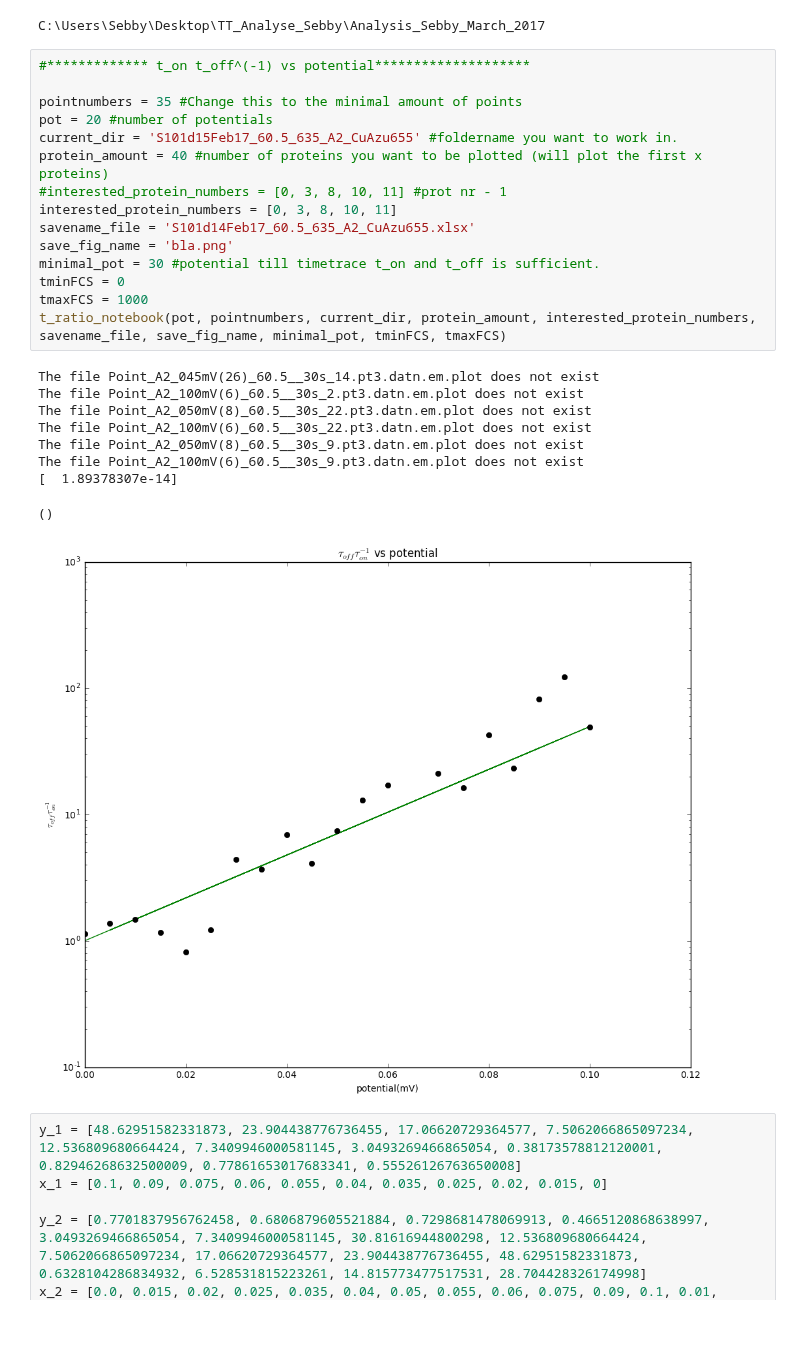
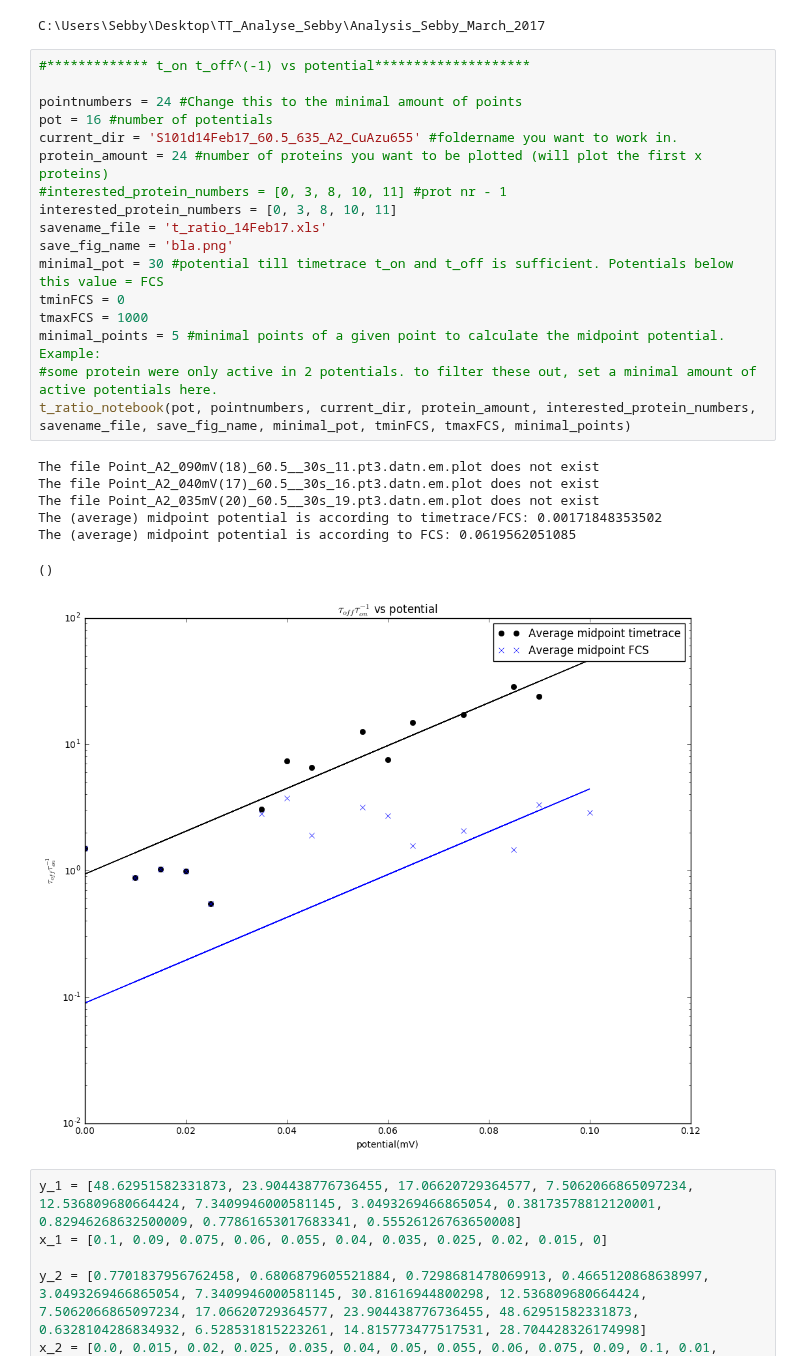
Before and after one commit to biswajitSM/Azurin_SM_repo, a Jupyter notebook: Analysis/Ratio Notebook.ipynb, the cells around one changed output. Cells and saved outputs as stored; diff of their text form; blank space fills up the shorter version.

Commit message:
Added the midpoint potential according to only FCS

```diff
--- a/Analysis/Ratio Notebook.ipynb
+++ b/Analysis/Ratio Notebook.ipynb
@@ -32,28 +32,28 @@ C:\Users\Sebby\Desktop\TT_Analyse_Sebby\Analysis_Sebby_March_2017
 # %%
 #************* t_on t_off^(-1) vs potential********************
 
-pointnumbers = 35 #Change this to the minimal amount of points
-pot = 20 #number of potentials
-current_dir = 'S101d15Feb17_60.5_635_A2_CuAzu655' #foldername you want to work in.
-protein_amount = 40 #number of proteins you want to be plotted (will plot the first x proteins)
+pointnumbers = 24 #Change this to the minimal amount of points
+pot = 16 #number of potentials
+current_dir = 'S101d14Feb17_60.5_635_A2_CuAzu655' #foldername you want to work in.
+protein_amount = 24 #number of proteins you want to be plotted (will plot the first x proteins)
 #interested_protein_numbers = [0, 3, 8, 10, 11] #prot nr - 1
 interested_protein_numbers = [0, 3, 8, 10, 11]
-savename_file = 'S101d14Feb17_60.5_635_A2_CuAzu655.xlsx'
+savename_file = 't_ratio_14Feb17.xls'
 save_fig_name = 'bla.png'
-minimal_pot = 30 #potential till timetrace t_on and t_off is sufficient.
+minimal_pot = 30 #potential till timetrace t_on and t_off is sufficient. Potentials below this value = FCS
 tminFCS = 0
 tmaxFCS = 1000
-t_ratio_notebook(pot, pointnumbers, current_dir, protein_amount, interested_protein_numbers, savename_file, save_fig_name, minimal_pot, tminFCS, tmaxFCS)
+minimal_points = 5 #minimal points of a given point to calculate the midpoint potential. Example:
+#some protein were only active in 2 potentials. to filter these out, set a minimal amount of active potentials here.
+t_ratio_notebook(pot, pointnumbers, current_dir, protein_amount, interested_protein_numbers, savename_file, save_fig_name, minimal_pot, tminFCS, tmaxFCS, minimal_points)
 # %% [output]
-The file Point_A2_045mV(26)_60.5__30s_14.pt3.datn.em.plot does not exist
-The file Point_A2_100mV(6)_60.5__30s_2.pt3.datn.em.plot does not exist
-The file Point_A2_050mV(8)_60.5__30s_22.pt3.datn.em.plot does not exist
-The file Point_A2_100mV(6)_60.5__30s_22.pt3.datn.em.plot does not exist
-The file Point_A2_050mV(8)_60.5__30s_9.pt3.datn.em.plot does not exist
-The file Point_A2_100mV(6)_60.5__30s_9.pt3.datn.em.plot does not exist
-[  1.89378307e-14]
+The file Point_A2_090mV(18)_60.5__30s_11.pt3.datn.em.plot does not exist
+The file Point_A2_040mV(17)_60.5__30s_16.pt3.datn.em.plot does not exist
+The file Point_A2_035mV(20)_60.5__30s_19.pt3.datn.em.plot does not exist
+The (average) midpoint potential is according to timetrace/FCS: 0.00171848353502
+The (average) midpoint potential is according to FCS: 0.0619562051085
 ()
-[figure, old version]
+[figure, new version]
 # %%
 y_1 = [48.62951582331873, 23.904438776736455, 17.06620729364577, 7.5062066865097234, 12.536809680664424, 7.3409946000581145, 3.0493269466865054, 0.38173578812120001, 0.82946268632500009, 0.77861653017683341, 0.55526126763650008]
 x_1 = [0.1, 0.09, 0.075, 0.06, 0.055, 0.04, 0.035, 0.025, 0.02, 0.015, 0]
```
Also changed, not shown: parts of 2 cells of this notebook, 1 other file.
